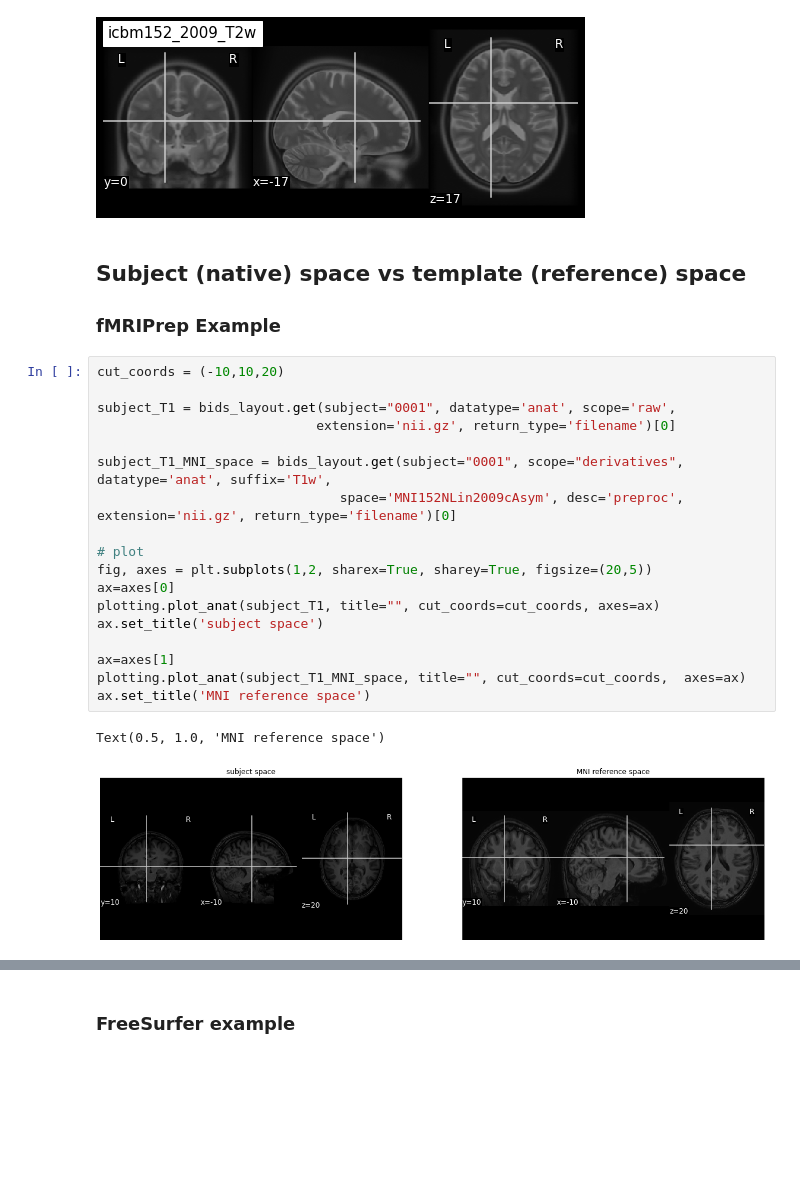
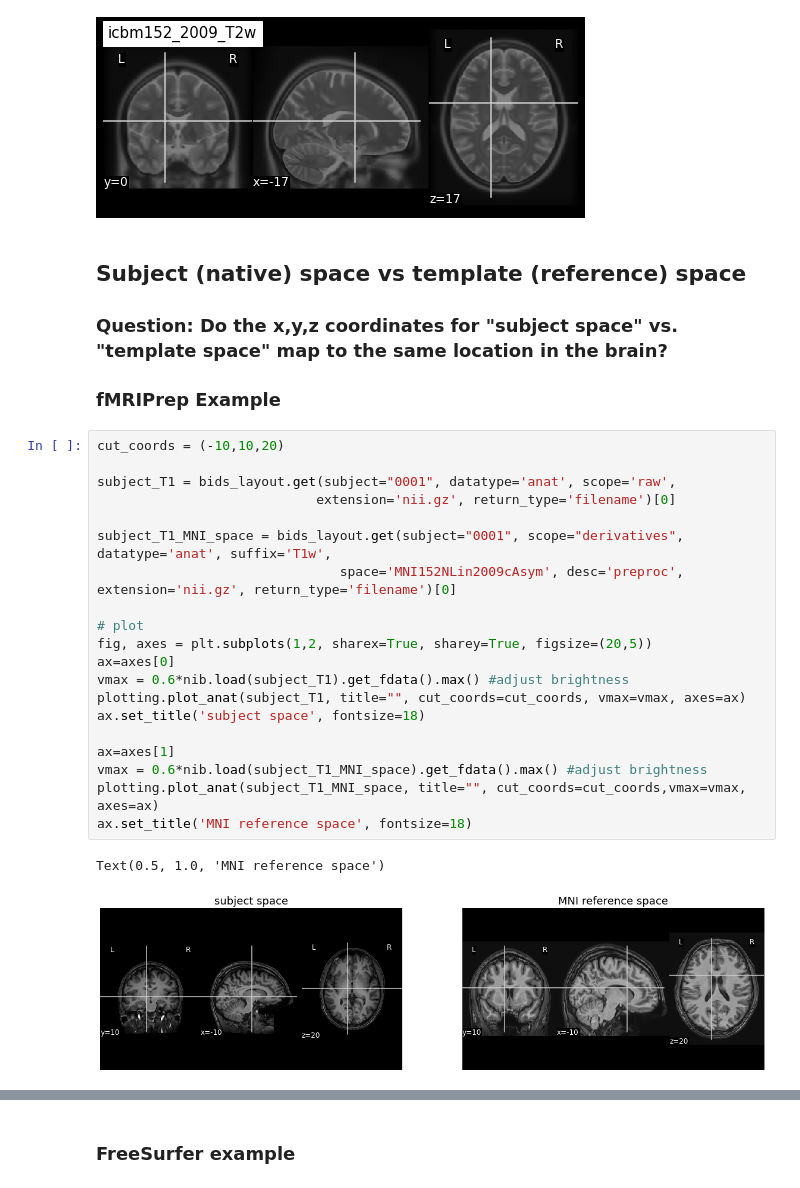
Before and after one commit to fishtree-attempt/SDC-BIDS-sMRI, a Jupyter notebook: code/3_sMRI_spatial_norm.ipynb, the cells around one changed output, grey strips where cells are left out. Drawn from its saved outputs; the diff is of its cells as text; blank space fills up the shorter version.

```diff
--- a/code/3_sMRI_spatial_norm.ipynb
+++ b/code/3_sMRI_spatial_norm.ipynb
@@ -87,25 +87,31 @@ plotting.plot_anat(atlas_t2_img, title="icbm152_2009_T2w", cut_coords=cut_coords
 [figure]
 # %% [markdown]
 ## Subject (native) space vs template (reference) space
+
+### Question: Do the x,y,z coordinates for "subject space" vs. "template space" map to the same location in the brain?
+
+
 ### fMRIPrep Example
 # %%
 cut_coords = (-10,10,20)
 
 subject_T1 = bids_layout.get(subject="0001", datatype='anat', scope='raw',
                             extension='nii.gz', return_type='filename')[0]
 
 subject_T1_MNI_space = bids_layout.get(subject="0001", scope="derivatives", datatype='anat', suffix='T1w',
                                space='MNI152NLin2009cAsym', desc='preproc', extension='nii.gz', return_type='filename')[0]
 
 # plot
 fig, axes = plt.subplots(1,2, sharex=True, sharey=True, figsize=(20,5))
 ax=axes[0]
-plotting.plot_anat(subject_T1, title="", cut_coords=cut_coords, axes=ax)
-ax.set_title('subject space')
+vmax = 0.6*nib.load(subject_T1).get_fdata().max() #adjust brightness
+plotting.plot_anat(subject_T1, title="", cut_coords=cut_coords, vmax=vmax, axes=ax)
+ax.set_title('subject space', fontsize=18)
 
 ax=axes[1]
-plotting.plot_anat(subject_T1_MNI_space, title="", cut_coords=cut_coords,  axes=ax)
-ax.set_title('MNI reference space')
+vmax = 0.6*nib.load(subject_T1_MNI_space).get_fdata().max() #adjust brightness
+plotting.plot_anat(subject_T1_MNI_space, title="", cut_coords=cut_coords,vmax=vmax, axes=ax)
+ax.set_title('MNI reference space', fontsize=18)
 # %% [output]
 Text(0.5, 1.0, 'MNI reference space')
-[figure, old version]
+[figure, new version]
```
Also changed, not shown: parts of 4 cells of this notebook, 8 other files.
